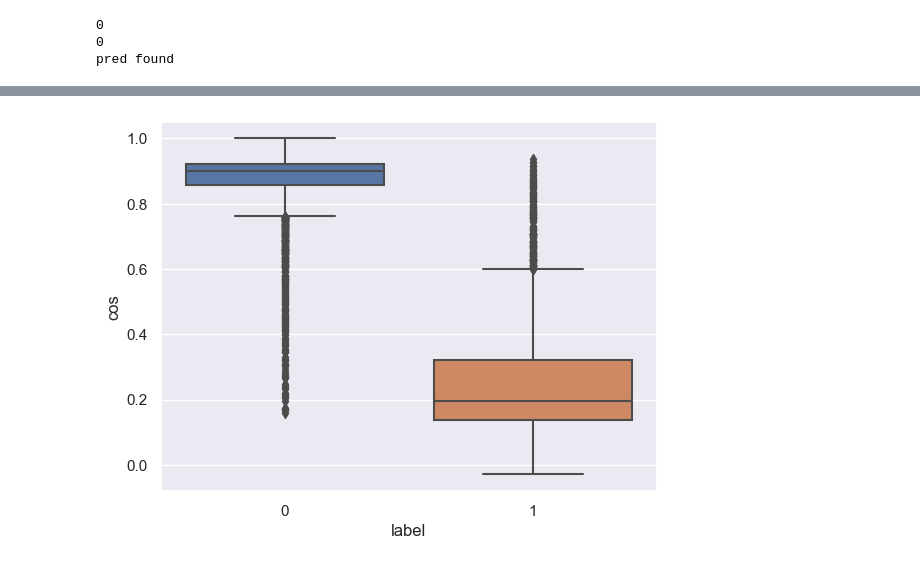
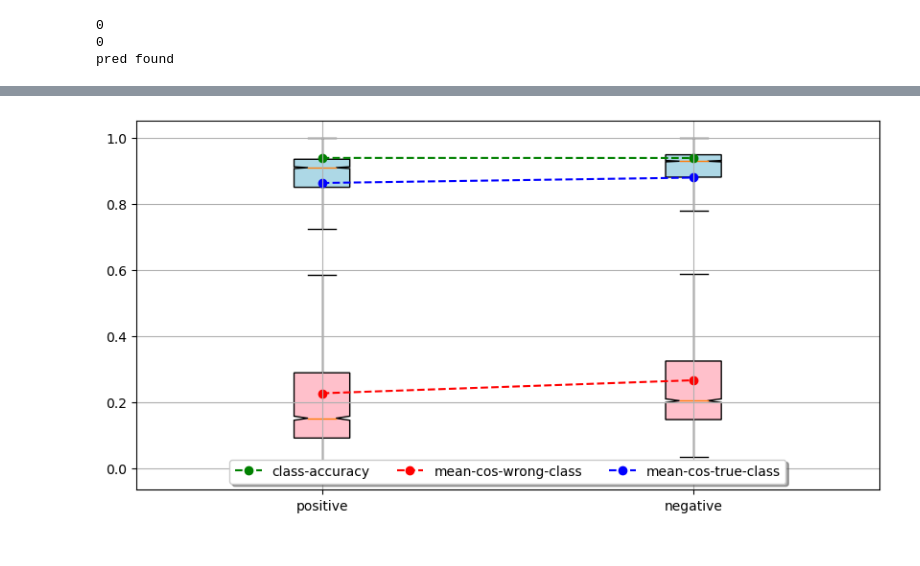
Before and after one commit to lolofo/AttentionGeometry, a Jupyter notebook: notebooks/BERT/S01EP03 -- YELP.ipynb, the cells around one changed output, grey strips where cells are left out. Cells and saved outputs as stored; diff of their text form; code cells hidden in the pictures.

Commit message:
yelp-example

```diff
--- a/notebooks/BERT/S01EP03 -- YELP.ipynb
+++ b/notebooks/BERT/S01EP03 -- YELP.ipynb
@@ -46,4 +46,4 @@ dataset = load_dataset("yelp_polarity", split='test')
 Reusing dataset yelp_polarity (C:\Users\loicf\.cache\huggingface\datasets\yelp_polarity\plain_text\1.0.0\14f90415c754f47cf9087eadac25823a395fef4400c7903c5897f55cfaaa6f61)
 # %%
 from transformers import AutoTokenizer
-tokenizer = AutoTokenizer.from_pretrained("bert-base-uncased")
+tokenizer = AutoTokenizer.from_pretrained("bert-base-cased")
@@ -53,7 +50,7 @@ To support symlinks on Windows, you either need to activate Developer Mode or to
 # %%
 def tokenize_function(data):
-  return tokenizer(data["text"], padding="max_length", truncation=True)
+    return tokenizer(data["text"], padding="max_length", truncation=True)
 
-tokenized_datasets = dataset.map(tokenize_function, batched=True)
+tokenized_datasets = dataset.map(tokenize_function, batched=True).shuffle()
 # %%
 from transformers import AutoModelForSequenceClassification
@@ -117,18 +172,46 @@ with torch.no_grad():
         legend.append(label)
         if i > 5000:
             break
+# %%
+predictions = np.array(predictions)
+labels = np.array(legend)
+acc_res = []
+for i in range(2):
+    mask = labels==i
+    acc_res.append((predictions[mask]==i).mean())
 # %%
 import pandas as pd
 import matplotlib.pyplot as plt
 import seaborn as sns
-sns.set_theme()
+import tikzplotlib
-# %%
-df = pd.DataFrame({
-    "cos": cos_res,
-    "label":legend
-})
-
-sns.boxplot(data=df, x = "label", y="cos")
-plt.savefig(".cache_bert/plots/paper/yelp_cos_class.png")
-# %% [output]
-[figure, removed]
+# %%
+x = [0, 1]
+figure, ax = plt.subplots(1, 1, figsize=(10, 5))
+bplot1 = ax.boxplot(data1, showfliers=False, patch_artist=True, notch=True, zorder=-1)
+bplot2 = ax.boxplot(data2, showfliers=False, patch_artist=True, notch=True, zorder=-1)
+for patch in bplot1['boxes']:
+    patch.set_facecolor("lightblue")
+
+for patch in bplot2['boxes']:
+    patch.set_facecolor("pink")
+
+y1 = []
+y2 = []
+for i in range(2):
+    y1.append(np.array(data1[i]).mean())
+    y2.append(np.array(data2[i]).mean())
+ax.plot(np.array(x)+1, acc_res, "o--", label="class-accuracy", color="green", zorder=1)
+ax.plot(np.array(x)+1, y2, "o--", label="mean-cos-wrong-class", color="red", zorder=1)
+ax.plot(np.array(x)+1, y1, "o--", label="mean-cos-true-class", color="blue", zorder=1)
+ax.legend(loc='upper center', bbox_to_anchor=(0.5, 0.1),
+          ncol=3, fancybox=True, shadow=True)
+ax.set_xticks(list(range(1, 3)))
+ax.set_xticklabels(["positive", "negative"])
+ax.grid()
+temp = ax.set(
+    #xlabel="label-id"
+)
+
+plt.savefig(os.path.join(".cache_bert", "plots", "paper", "yelp-boxplot.png"))
+# %% [output]
+[figure, added]
```
Also changed, not shown: parts of 7 cells of this notebook, 5 other files.
